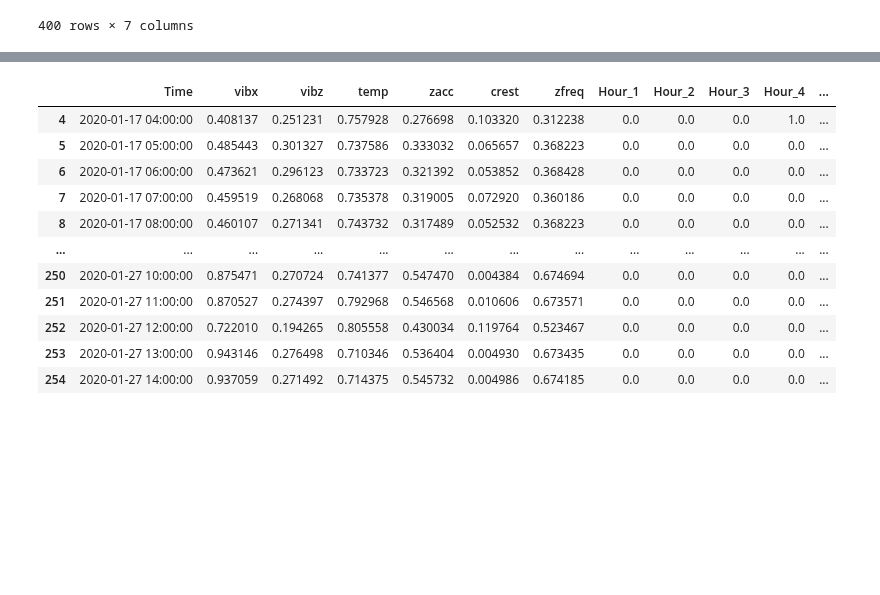
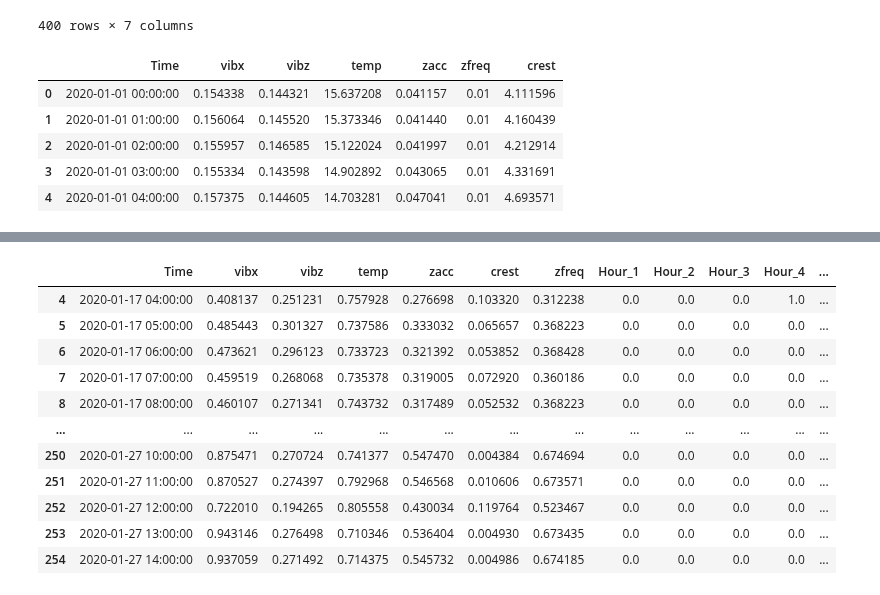
Before and after one commit to MustafaBozkurt84/predictive-maintanance-LSTM, a Jupyter notebook: Lstm_Predictive_maintenance_regression.ipynb, the cells around one changed output, grey strips where cells are left out. Drawn from its saved outputs; the diff is of its cells as text; code cells hidden in the pictures; blank space fills up the shorter version.

```diff
--- a/Lstm_Predictive_maintenance_regression.ipynb
+++ b/Lstm_Predictive_maintenance_regression.ipynb
@@ -69,3 +69,26 @@ df
 | 398 | 2020-02-02 17:00:00 | 1.853924 | 0.940645 | 26.438105 | 0.378305 | 3.659111 | 0.103263 |
 | 399 | 2020-02-02 18:00:00 | 1.728499 | 0.900033 | 28.710923 | 0.398166 | 3.539344 | 0.111462 |
 400 rows × 7 columns
+# %%
+
+df =pd.read_csv("/content/drive/MyDrive/Datasets/predictive maintance /31_hidrolikmotoru_analiz.csv")
+# %%
+df.drop(["name","partno","balancerbasinci","spm","xkurt"],axis=1,inplace=True)
+df.columns=['Time', 'vibx', 'vibz', 'temp', 'zacc', 'zfreq', 'crest']
+df["Time"]= [str(i).replace("2020-02-02","2/2/2020").replace("2020-01-02","2/1/2020") for i in df["Time"]]
+
+df['Time'] = pd.to_datetime(df['Time'])
+df['Time']=[str(i).split(":")[0] for i in df["Time"]]
+df['Time'] = pd.to_datetime(df['Time'],format="%Y-%m-%d %H") #%Y-%m-%d %H:%M:%S
+
+df=df.groupby("Time").mean()
+df.reset_index(inplace=True)
+df.to_csv("/content/drive/MyDrive/Datasets/predictive maintance /DataAnaliz.csv")
+df.head()
+# %% [output]
+|  | Time | vibx | vibz | temp | zacc | zfreq | crest |
+| 0 | 2020-01-01 00:00:00 | 0.154338 | 0.144321 | 15.637208 | 0.041157 | 0.01 | 4.111596 |
+| 1 | 2020-01-01 01:00:00 | 0.156064 | 0.145520 | 15.373346 | 0.041440 | 0.01 | 4.160439 |
+| 2 | 2020-01-01 02:00:00 | 0.155957 | 0.146585 | 15.122024 | 0.041997 | 0.01 | 4.212914 |
+| 3 | 2020-01-01 03:00:00 | 0.155334 | 0.143598 | 14.902892 | 0.043065 | 0.01 | 4.331691 |
+| 4 | 2020-01-01 04:00:00 | 0.157375 | 0.144605 | 14.703281 | 0.047041 | 0.01 | 4.693571 |
```
Also changed, not shown: parts of 9 cells of this notebook.
